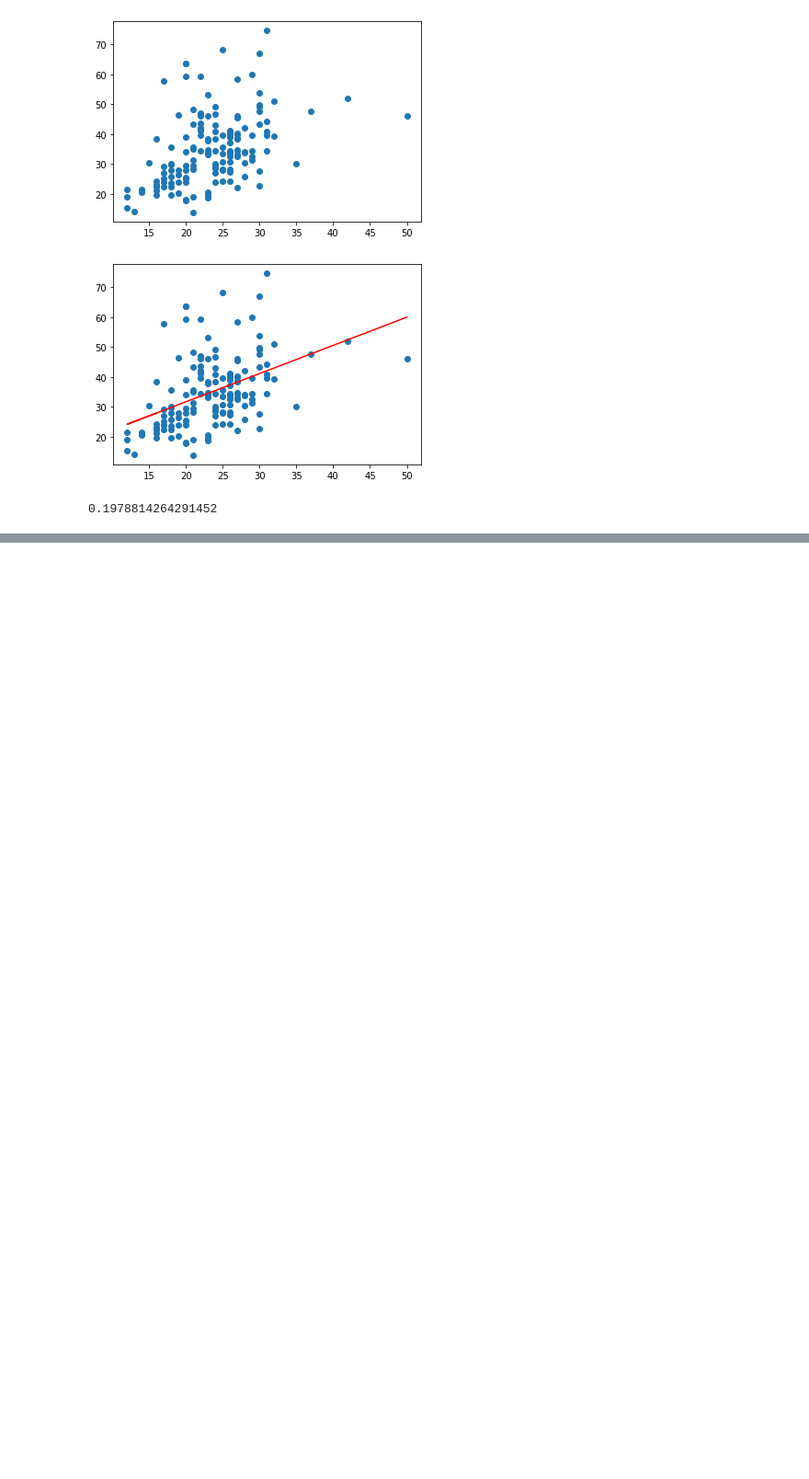
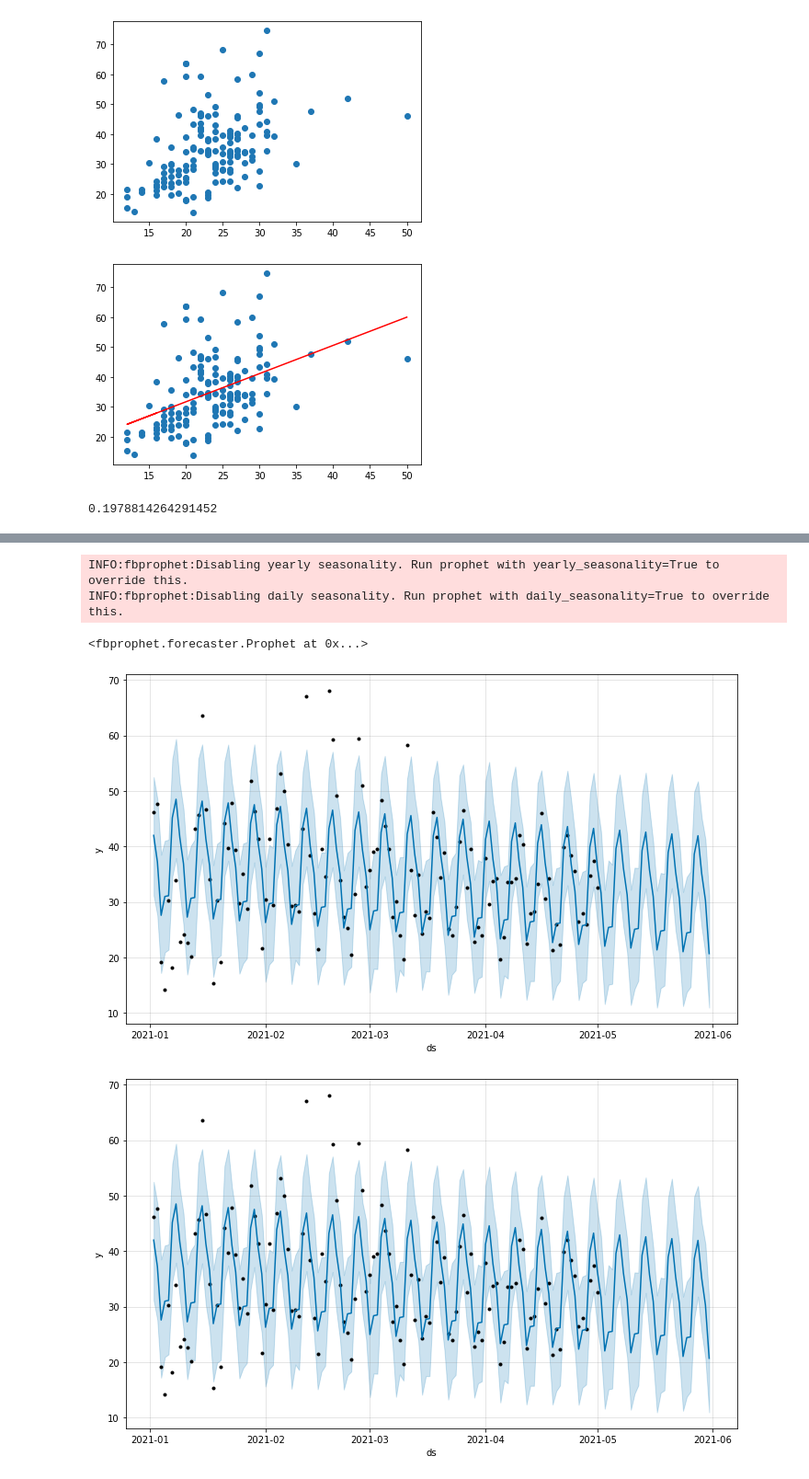
Before and after one commit to AnikanovDB/PYDA-19-hw, a Jupyter notebook: Diplom DA19.ipynb, the cells around one changed output, grey strips where cells are left out. Shown at 92% size. Cells and saved outputs as stored; diff of their text form; code cells hidden in the pictures; blank space fills up the shorter version.

```diff
--- a/Diplom DA19.ipynb
+++ b/Diplom DA19.ipynb
@@ -129,0 +354,21 @@ r_sq
+# %%
+predictions = 30
+df1 = n_df.reset_index()
+df1.columns = ['ds', 'y']
+# %%
+train_df = df1[:-predictions]
+# %%
+m = Prophet()
+m.fit(train_df)
+# %% [output]
+INFO:fbprophet:Disabling yearly seasonality. Run prophet with yearly_seasonality=True to override this.
+INFO:fbprophet:Disabling daily seasonality. Run prophet with daily_seasonality=True to override this.
+<fbprophet.forecaster.Prophet at 0x...>
+# %%
+future = m.make_future_dataframe(periods=predictions)
+forecast = m.predict(future)
+# %%
+m.plot(forecast)
+# %% [output]
+[figure, added]
+[figure, added]
```
Also changed, not shown: parts of 17 cells of this notebook.
